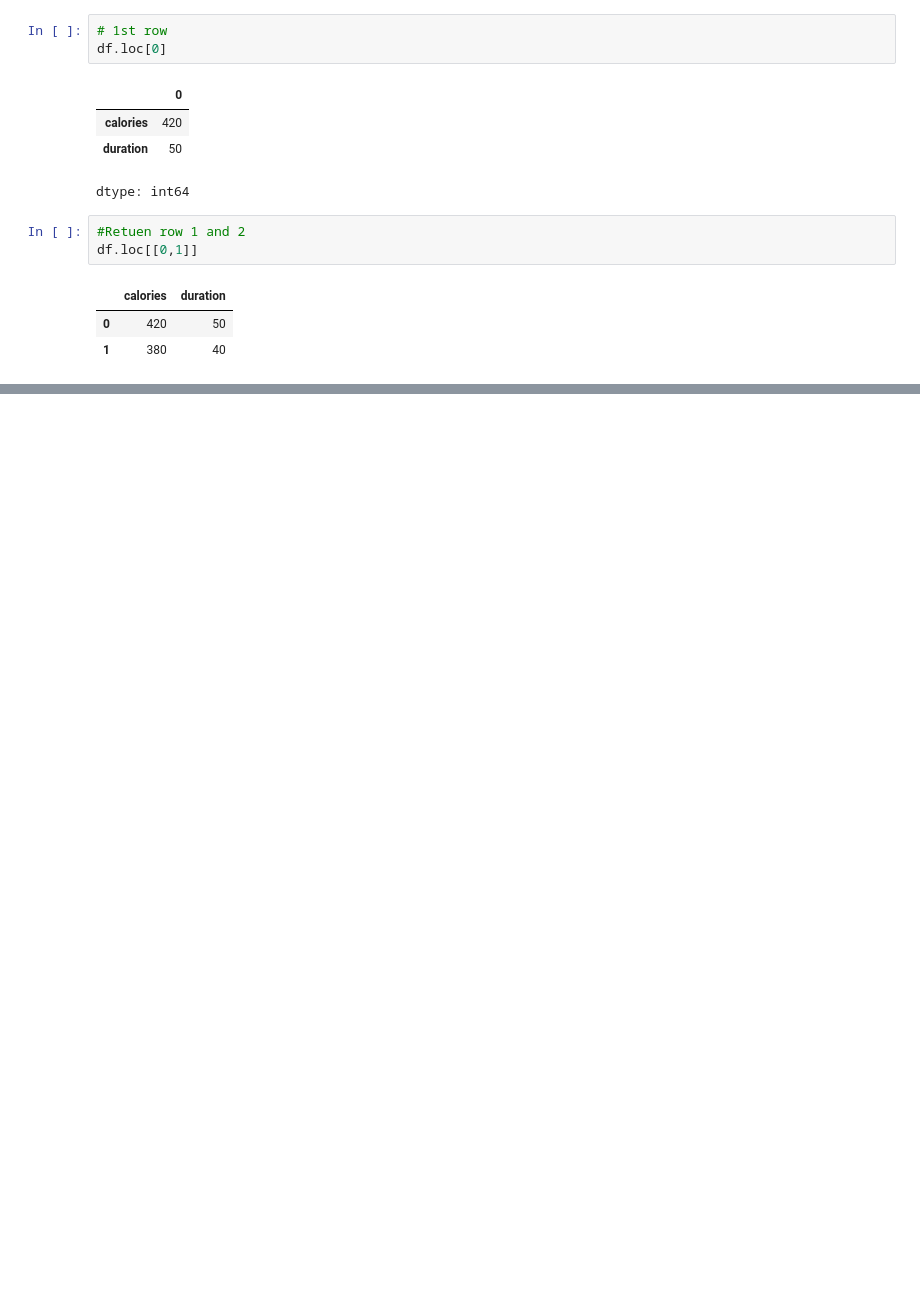
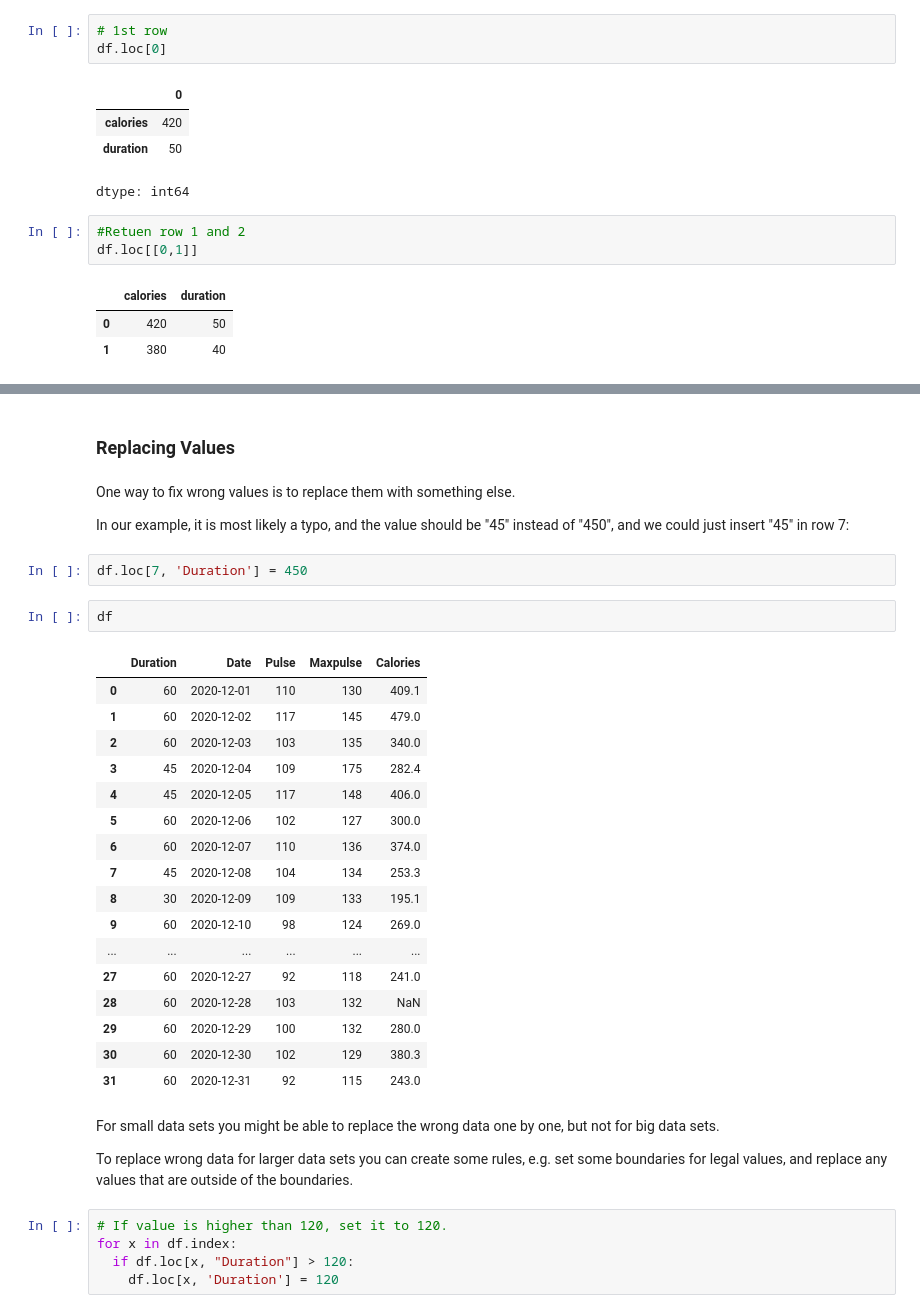
Before and after one commit to ebuillent13yadav/Pandas_Notes, a Jupyter notebook: w3s_Notes.ipynb, the cells around one changed output, grey strips where cells are left out. Saved outputs shown, nothing was run; the diff lists cells and outputs as text; blank space fills up the shorter version.

```diff
--- a/w3s_Notes.ipynb
+++ b/w3s_Notes.ipynb
@@ -123,0 +417,37 @@ df.loc[[0,1]]
+# %% [markdown]
+### Replacing Values
+# %% [markdown]
+One way to fix wrong values is to replace them with something else.
+
+In our example, it is most likely a typo, and the value should be "45" instead of "450", and we could just insert "45" in row 7:
+# %%
+df.loc[7, 'Duration'] = 450
+# %%
+df
+# %% [output]
+|  | Duration | Date | Pulse | Maxpulse | Calories |
+| 0 | 60 | 2020-12-01 | 110 | 130 | 409.1 |
+| 1 | 60 | 2020-12-02 | 117 | 145 | 479.0 |
+| 2 | 60 | 2020-12-03 | 103 | 135 | 340.0 |
+| 3 | 45 | 2020-12-04 | 109 | 175 | 282.4 |
+| 4 | 45 | 2020-12-05 | 117 | 148 | 406.0 |
+| 5 | 60 | 2020-12-06 | 102 | 127 | 300.0 |
+| 6 | 60 | 2020-12-07 | 110 | 136 | 374.0 |
+| 7 | 45 | 2020-12-08 | 104 | 134 | 253.3 |
+| 8 | 30 | 2020-12-09 | 109 | 133 | 195.1 |
+| 9 | 60 | 2020-12-10 | 98 | 124 | 269.0 |
+| ... | ... | ... | ... | ... | ... |
+| 27 | 60 | 2020-12-27 | 92 | 118 | 241.0 |
+| 28 | 60 | 2020-12-28 | 103 | 132 | NaN |
+| 29 | 60 | 2020-12-29 | 100 | 132 | 280.0 |
+| 30 | 60 | 2020-12-30 | 102 | 129 | 380.3 |
+| 31 | 60 | 2020-12-31 | 92 | 115 | 243.0 |
+# %% [markdown]
+For small data sets you might be able to replace the wrong data one by one, but not for big data sets.
+
+To replace wrong data for larger data sets you can create some rules, e.g. set some boundaries for legal values, and replace any values that are outside of the boundaries.
+# %%
+# If value is higher than 120, set it to 120.
+for x in df.index:
+  if df.loc[x, "Duration"] > 120:
+    df.loc[x, 'Duration'] = 120
```
Also changed, not shown: parts of 50 cells of this notebook.
